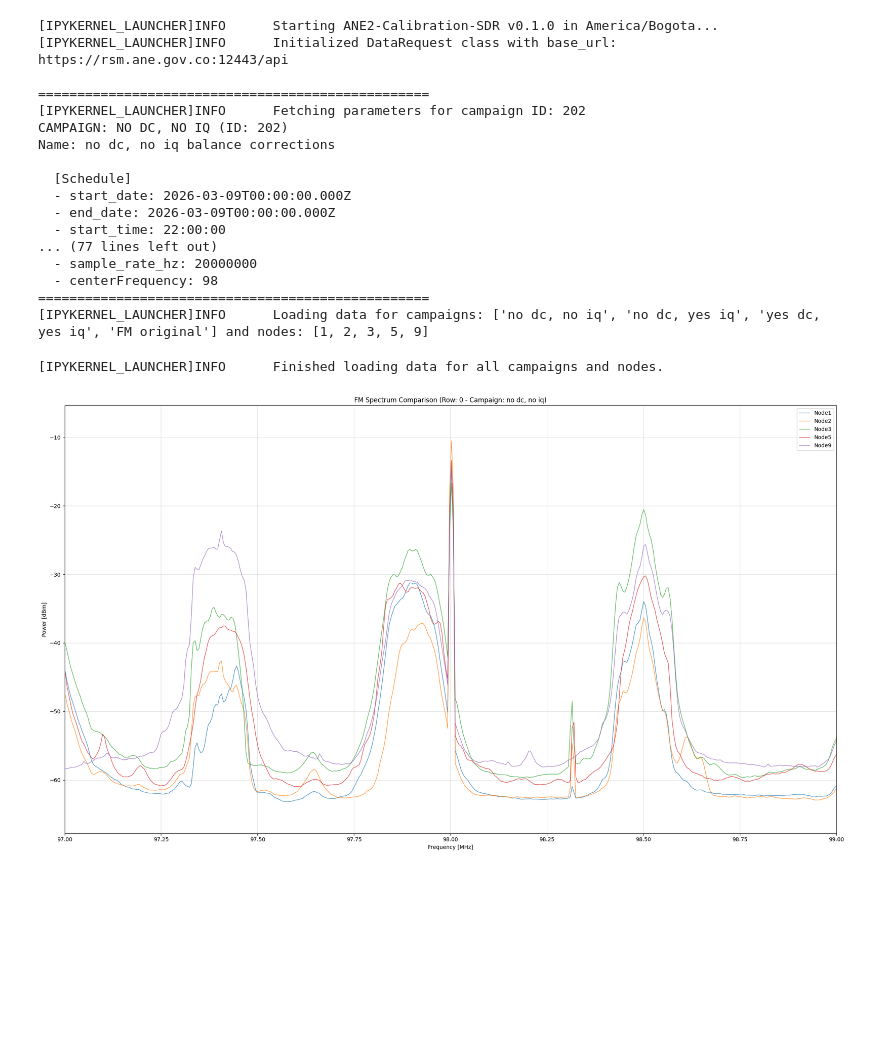
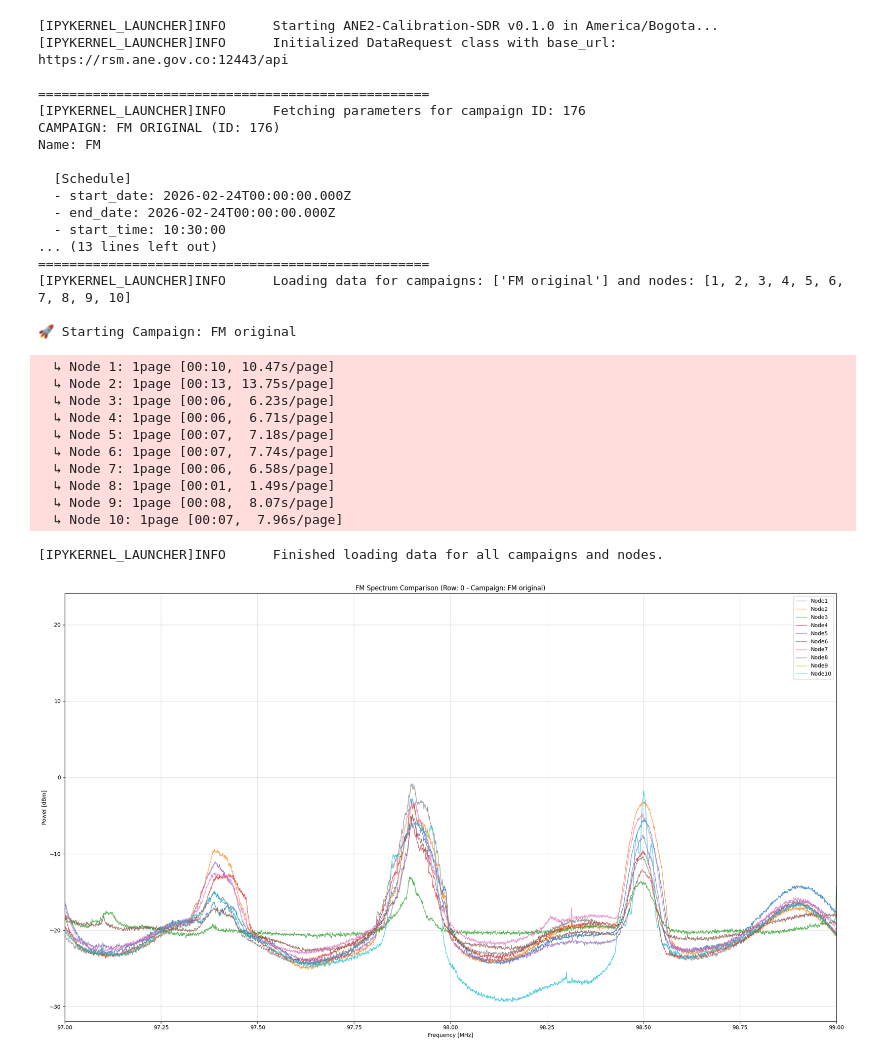
Before and after one commit to dramirezbe/ANE2-Calibration-SDR, a Jupyter notebook: src/example-campaign_nodes.ipynb, the cells around one changed output. Drawn from its saved outputs; the diff is of its cells as text; code cells hidden in the pictures; blank space fills up the shorter version.

```diff
--- a/src/example-campaign_nodes.ipynb
+++ b/src/example-campaign_nodes.ipynb
@@ -6,8 +6,8 @@ from libs.data_request import DataRequest
 
 log = cfg.set_logger()
 
-camp_ids = {'no dc, no iq': 202, 'no dc, yes iq': 203, 'yes dc, yes iq': 204, 'FM original': 176}
-target_nodes = [1, 2, 3, 5, 9]
+camp_ids = {'FM original': 176}
+target_nodes = [1, 2, 3, 4, 5, 6, 7, 8, 9, 10]
 
 def main():
     log.info(f"Starting {cfg.APP_NAME} v{cfg.APP_VERSION} in {cfg.COUNTRY}...")
@@ -33,7 +33,7 @@ def main():
     df_full = dr.load_campaigns_and_nodes(campaigns=camp_ids, node_ids=target_nodes)
 
     # Plotting configuration
-    campaign_label = "no dc, no iq"
+    campaign_label = "FM original"
     data_nodes = df_full[campaign_label]
     ROW_PLOT = 0
 
@@ -42,42 +42,52 @@ def main():
     for node_name, df in data_nodes.items():
         if ROW_PLOT < len(df):
             row = df.iloc[ROW_PLOT]
             pxx = np.array(row['pxx'])
 
             f_start = row['start_freq_hz'] / 1e6
             f_end = row['end_freq_hz'] / 1e6
             frequencies = np.linspace(f_start, f_end, len(pxx))
 
             plt.plot(frequencies, pxx, label=node_name, linewidth=1, alpha=0.8)
 
     plt.title(f"FM Spectrum Comparison (Row: {ROW_PLOT} - Campaign: {campaign_label})")
     plt.xlabel("Frequency [MHz]")
     plt.ylabel("Power [dBm]")
     plt.legend(loc='best')
     plt.xlim(97, 99)
     plt.grid(True, alpha=0.42)
     plt.tight_layout()
     plt.show()
 
 if __name__ == "__main__":
     main()
 # %% [output]
 [IPYKERNEL_LAUNCHER]INFO      Starting ANE2-Calibration-SDR v0.1.0 in America/Bogota...
 [IPYKERNEL_LAUNCHER]INFO      Initialized DataRequest class with base_url: https://rsm.ane.gov.co:12443/api
 
 ==================================================
-[IPYKERNEL_LAUNCHER]INFO      Fetching parameters for campaign ID: 202
-CAMPAIGN: NO DC, NO IQ (ID: 202)
-Name: no dc, no iq balance corrections
+[IPYKERNEL_LAUNCHER]INFO      Fetching parameters for campaign ID: 176
+CAMPAIGN: FM ORIGINAL (ID: 176)
+Name: FM
 
   [Schedule]
-  - start_date: 2026-03-09T00:00:00.000Z
-  - end_date: 2026-03-09T00:00:00.000Z
-  - start_time: 22:00:00
-... (77 lines left out)
-  - sample_rate_hz: 20000000
-  - centerFrequency: 98
+  - start_date: 2026-02-24T00:00:00.000Z
+  - end_date: 2026-02-24T00:00:00.000Z
+  - start_time: 10:30:00
+... (13 lines left out)
 ==================================================
-[IPYKERNEL_LAUNCHER]INFO      Loading data for campaigns: ['no dc, no iq', 'no dc, yes iq', 'yes dc, yes iq', 'FM original'] and nodes: [1, 2, 3, 5, 9]
+[IPYKERNEL_LAUNCHER]INFO      Loading data for campaigns: ['FM original'] and nodes: [1, 2, 3, 4, 5, 6, 7, 8, 9, 10]
+
+🚀 Starting Campaign: FM original
-[IPYKERNEL_LAUNCHER]INFO      Finished loading data for all campaigns and nodes.
+  ↳ Node 1: 1page [00:10, 10.47s/page]
+  ↳ Node 2: 1page [00:13, 13.75s/page]
+  ↳ Node 3: 1page [00:06,  6.23s/page]
+  ↳ Node 4: 1page [00:06,  6.71s/page]
+  ↳ Node 5: 1page [00:07,  7.18s/page]
+  ↳ Node 6: 1page [00:07,  7.74s/page]
+  ↳ Node 7: 1page [00:06,  6.58s/page]
+  ↳ Node 8: 1page [00:01,  1.49s/page]
+  ↳ Node 9: 1page [00:08,  8.07s/page]
+  ↳ Node 10: 1page [00:07,  7.96s/page]
+[IPYKERNEL_LAUNCHER]INFO      Finished loading data for all campaigns and nodes.
-[figure, old version]
+[figure, new version]
```
Also changed, not shown: 9 other files.
